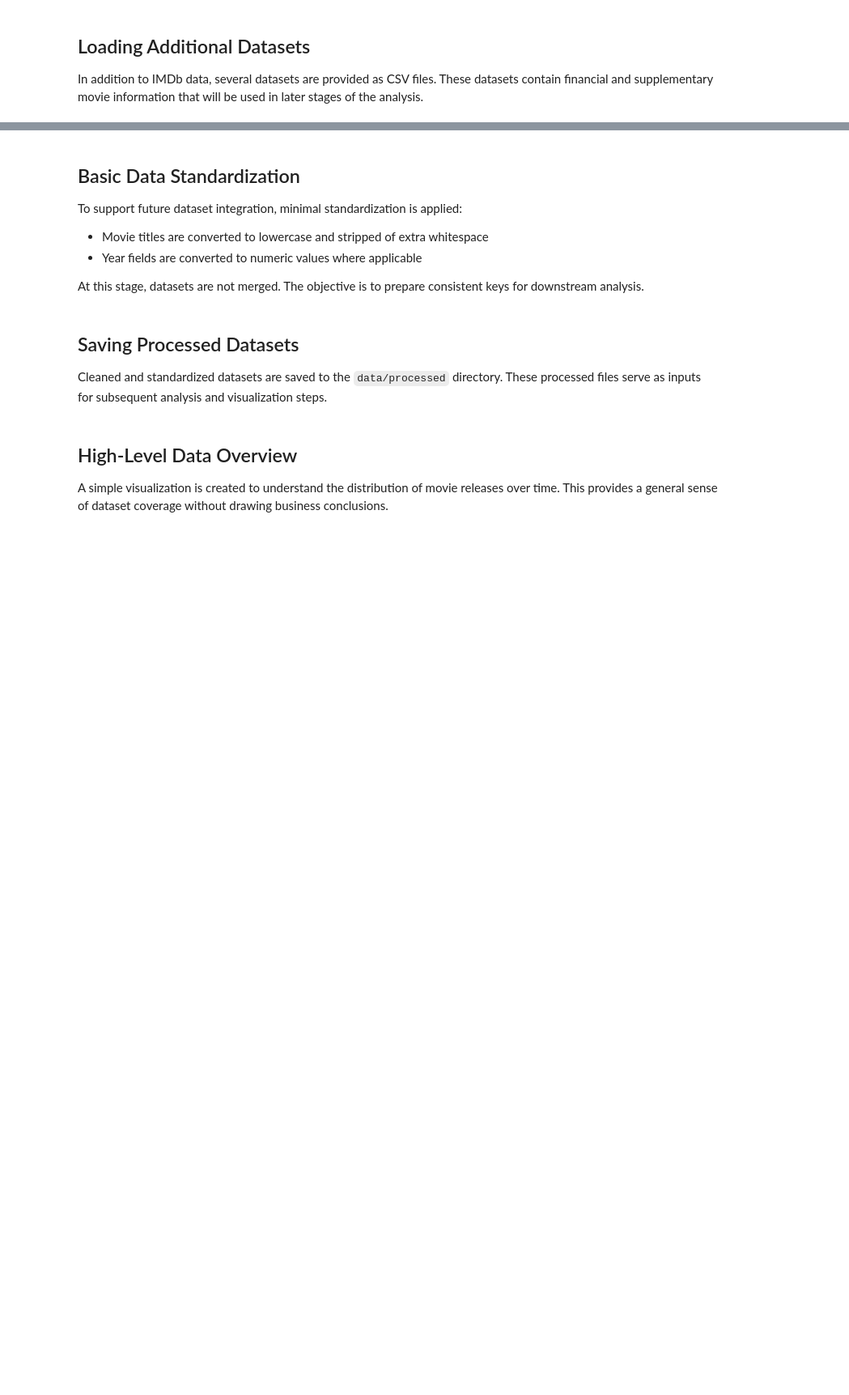
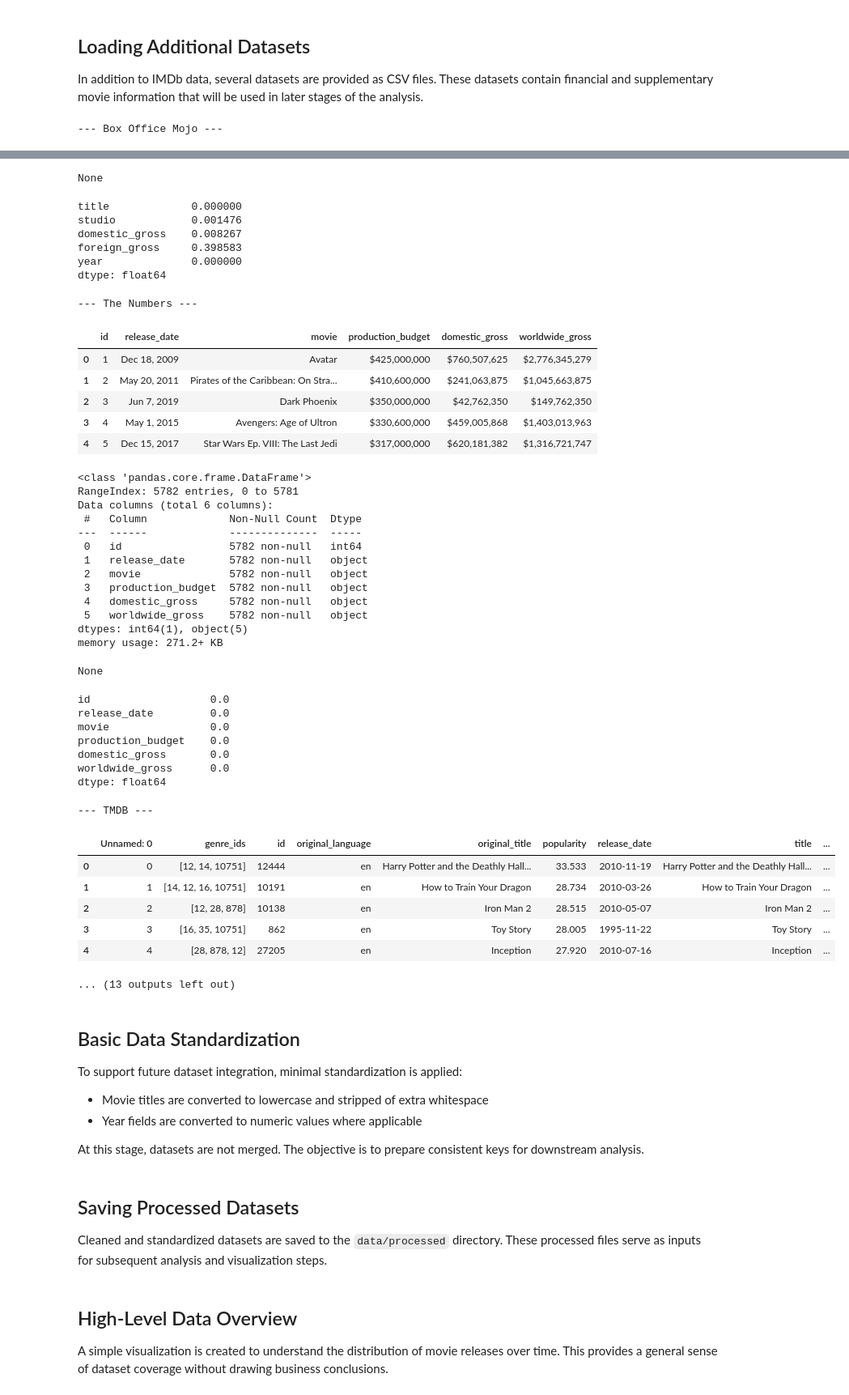
Before and after one commit to Skylar-Lorena/CRISP-DM, a Jupyter notebook: notebooks/main.ipynb, the cells around one changed output, grey strips where cells are left out. Shown at 81% size. Cells and saved outputs as stored; diff of their text form; code cells hidden in the pictures; blank space fills up the shorter version.

Commit message:
Refactor main.ipynb for data understanding and validation

```diff
--- a/notebooks/main.ipynb
+++ b/notebooks/main.ipynb
@@ -169,3 +193,18 @@ movie_info = pd.read_csv(RAW_DATA / "movie_info.csv")
 
 # Load movie review data
 movie_reviews = pd.read_csv(RAW_DATA / "movie_reviews.csv")
+# %%
+# Preview and structure checks
+for name, df in {
+    "Box Office Mojo": bom,
+    "The Numbers": tn,
+    "TMDB": tmdb,
+    "Movie Info": movie_info,
+    "Movie Reviews": movie_reviews,
+}.items():
+    print("\n---", name, "---")
+    display(df.head())
+    display(df.info())
+    display(df.isna().mean())
+# %% [output]
+--- Box Office Mojo ---
@@ -172,3 +229,46 @@ movie_reviews = pd.read_csv(RAW_DATA / "movie_reviews.csv")
+None
+title             0.000000
+studio            0.001476
+domestic_gross    0.008267
+foreign_gross     0.398583
+year              0.000000
+dtype: float64
+--- The Numbers ---
+|  | id | release_date | movie | production_budget | domestic_gross | worldwide_gross |
+| 0 | 1 | Dec 18, 2009 | Avatar | $425,000,000 | $760,507,625 | $2,776,345,279 |
+| 1 | 2 | May 20, 2011 | Pirates of the Caribbean: On Stra... | $410,600,000 | $241,063,875 | $1,045,663,875 |
+| 2 | 3 | Jun 7, 2019 | Dark Phoenix | $350,000,000 | $42,762,350 | $149,762,350 |
+| 3 | 4 | May 1, 2015 | Avengers: Age of Ultron | $330,600,000 | $459,005,868 | $1,403,013,963 |
+| 4 | 5 | Dec 15, 2017 | Star Wars Ep. VIII: The Last Jedi | $317,000,000 | $620,181,382 | $1,316,721,747 |
+<class 'pandas.core.frame.DataFrame'>
+RangeIndex: 5782 entries, 0 to 5781
+Data columns (total 6 columns):
+ #   Column             Non-Null Count  Dtype
+---  ------             --------------  -----
+ 0   id                 5782 non-null   int64
+ 1   release_date       5782 non-null   object
+ 2   movie              5782 non-null   object
+ 3   production_budget  5782 non-null   object
+ 4   domestic_gross     5782 non-null   object
+ 5   worldwide_gross    5782 non-null   object
+dtypes: int64(1), object(5)
+memory usage: 271.2+ KB
+None
+id                   0.0
+release_date         0.0
+movie                0.0
+production_budget    0.0
+domestic_gross       0.0
+worldwide_gross      0.0
+dtype: float64
+--- TMDB ---
+|  | Unnamed: 0 | genre_ids | id | original_language | original_title | popularity | release_date | title | ... |
+| 0 | 0 | [12, 14, 10751] | 12444 | en | Harry Potter and the Deathly Hall... | 33.533 | 2010-11-19 | Harry Potter and the Deathly Hall... | ... |
+| 1 | 1 | [14, 12, 16, 10751] | 10191 | en | How to Train Your Dragon | 28.734 | 2010-03-26 | How to Train Your Dragon | ... |
+| 2 | 2 | [12, 28, 878] | 10138 | en | Iron Man 2 | 28.515 | 2010-05-07 | Iron Man 2 | ... |
+| 3 | 3 | [16, 35, 10751] | 862 | en | Toy Story | 28.005 | 1995-11-22 | Toy Story | ... |
+| 4 | 4 | [28, 878, 12] | 27205 | en | Inception | 27.920 | 2010-07-16 | Inception | ... |
+... (13 outputs left out)
 # %% [markdown]
 ## Basic Data Standardization
 
```
Also changed, not shown: parts of 3 cells of this notebook.
